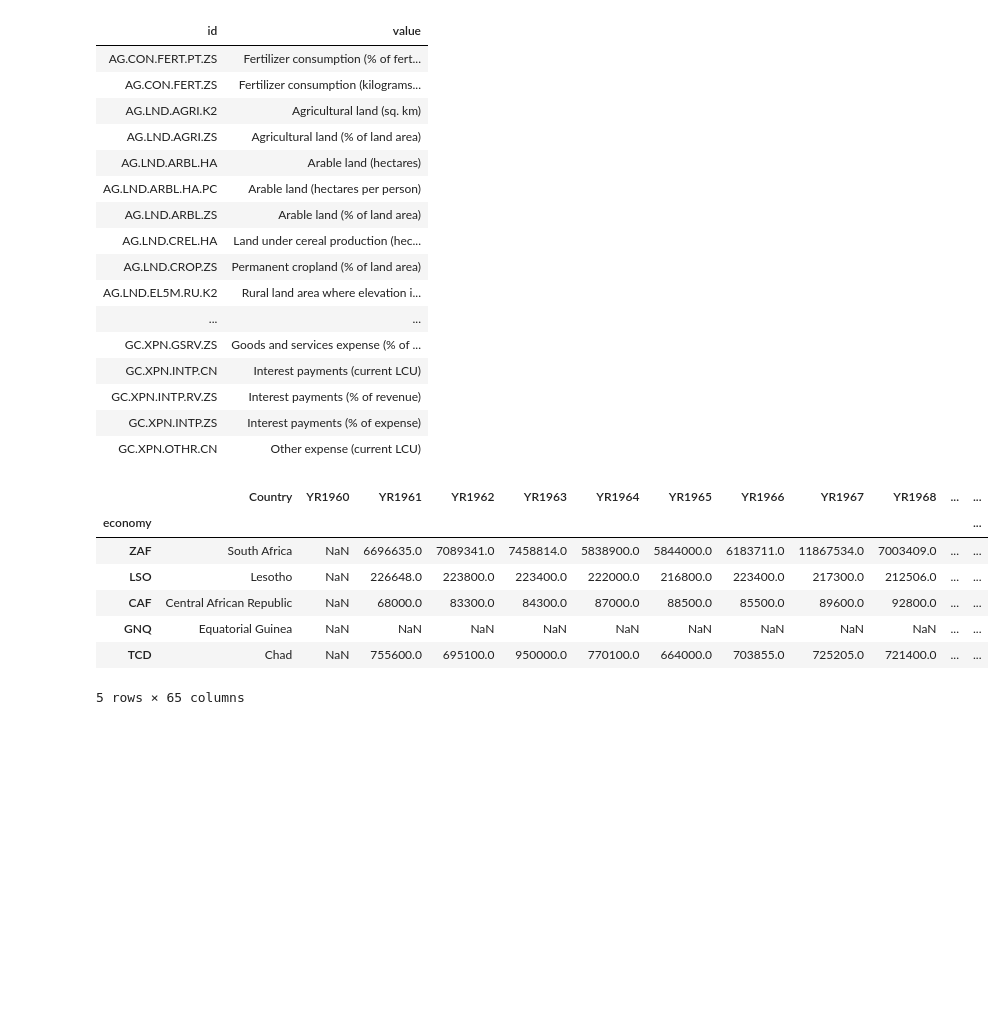
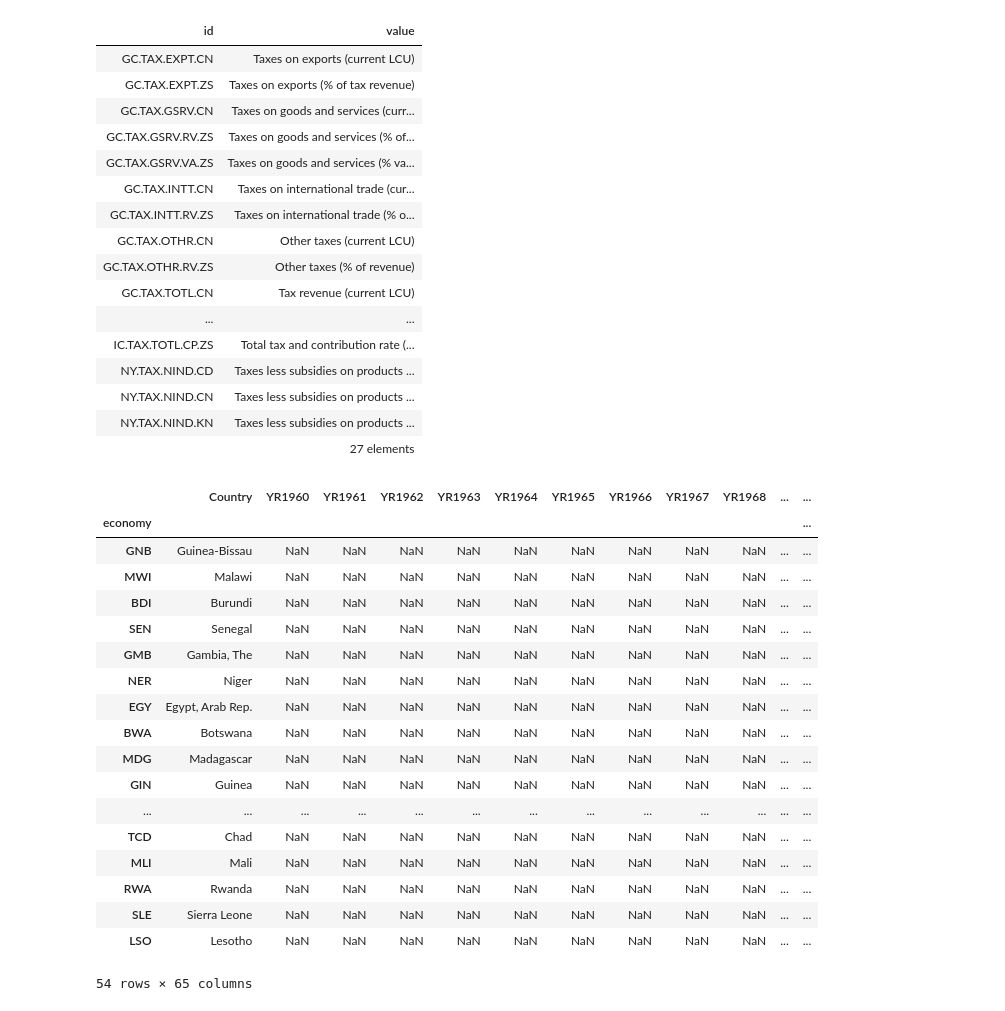
Before and after one commit to gyleodhis/rabetafrica, a Jupyter notebook: WORLD BANK.ipynb, the cells around one changed output. Saved outputs shown, nothing was run; the diff lists cells and outputs as text; code cells hidden in the pictures; blank space fills up the shorter version.

```diff
--- a/WORLD BANK.ipynb
+++ b/WORLD BANK.ipynb
@@ -28,38 +30,51 @@ df_getCo2Emission.head()
 # %%
 # wb.source.info() # especially useful for seeing what databases are available
-wb.series.info()
+# wb.series.info(db=77)
+# LIST REGIONS
+# wb.region.info()
 # wb.economy.info('CAN')
-# wb.economy.info(['USA', 'MEX', 'ARG'])
-# wb.series.info(q='co2')
+# wb.economy.info(['USA', 'MEX', 'ARG','KEN'])
+wb.series.info(q='tax')
 # wb.economy.info(q='korea')
 # wb.series.metadata.get('EN.ATM.CO2E.PC')
 # %% [output]
 | id | value |
-| AG.CON.FERT.PT.ZS | Fertilizer consumption (% of fert... |
-| AG.CON.FERT.ZS | Fertilizer consumption (kilograms... |
-| AG.LND.AGRI.K2 | Agricultural land (sq. km) |
-| AG.LND.AGRI.ZS | Agricultural land (% of land area) |
-| AG.LND.ARBL.HA | Arable land (hectares) |
-| AG.LND.ARBL.HA.PC | Arable land (hectares per person) |
-| AG.LND.ARBL.ZS | Arable land (% of land area) |
-| AG.LND.CREL.HA | Land under cereal production (hec... |
-| AG.LND.CROP.ZS | Permanent cropland (% of land area) |
-| AG.LND.EL5M.RU.K2 | Rural land area where elevation i... |
+| GC.TAX.EXPT.CN | Taxes on exports (current LCU) |
+| GC.TAX.EXPT.ZS | Taxes on exports (% of tax revenue) |
+| GC.TAX.GSRV.CN | Taxes on goods and services (curr... |
+| GC.TAX.GSRV.RV.ZS | Taxes on goods and services (% of... |
+| GC.TAX.GSRV.VA.ZS | Taxes on goods and services (% va... |
+| GC.TAX.INTT.CN | Taxes on international trade (cur... |
+| GC.TAX.INTT.RV.ZS | Taxes on international trade (% o... |
+| GC.TAX.OTHR.CN | Other taxes (current LCU) |
+| GC.TAX.OTHR.RV.ZS | Other taxes (% of revenue) |
+| GC.TAX.TOTL.CN | Tax revenue (current LCU) |
 | ... | ... |
-| GC.XPN.GSRV.ZS | Goods and services expense (% of ... |
-| GC.XPN.INTP.CN | Interest payments (current LCU) |
-| GC.XPN.INTP.RV.ZS | Interest payments (% of revenue) |
-| GC.XPN.INTP.ZS | Interest payments (% of expense) |
-| GC.XPN.OTHR.CN | Other expense (current LCU) |
+| IC.TAX.TOTL.CP.ZS | Total tax and contribution rate (... |
+| NY.TAX.NIND.CD | Taxes less subsidies on products ... |
+| NY.TAX.NIND.CN | Taxes less subsidies on products ... |
+| NY.TAX.NIND.KN | Taxes less subsidies on products ... |
+|  | 27 elements |
 # %%
-df_cereal = wb.data.DataFrame('AG.PRD.CREL.MT',economy=wb.region.members('AFR'), labels=True)
-df_cereal.head()
+df_cereal = wb.data.DataFrame('SI.RMT.COST.IB.ZS',economy=wb.region.members('AFR'), labels=True)
+df_cereal.head(60)
 # %% [output]
 |  | Country | YR1960 | YR1961 | YR1962 | YR1963 | YR1964 | YR1965 | YR1966 | YR1967 | YR1968 | ... | ... |
 | economy |  |  |  |  |  |  |  |  |  |  |  | ... |
-| ZAF | South Africa | NaN | 6696635.0 | 7089341.0 | 7458814.0 | 5838900.0 | 5844000.0 | 6183711.0 | 11867534.0 | 7003409.0 | ... | ... |
-| LSO | Lesotho | NaN | 226648.0 | 223800.0 | 223400.0 | 222000.0 | 216800.0 | 223400.0 | 217300.0 | 212506.0 | ... | ... |
-| CAF | Central African Republic | NaN | 68000.0 | 83300.0 | 84300.0 | 87000.0 | 88500.0 | 85500.0 | 89600.0 | 92800.0 | ... | ... |
-| GNQ | Equatorial Guinea | NaN | NaN | NaN | NaN | NaN | NaN | NaN | NaN | NaN | ... | ... |
-| TCD | Chad | NaN | 755600.0 | 695100.0 | 950000.0 | 770100.0 | 664000.0 | 703855.0 | 725205.0 | 721400.0 | ... | ... |
+| GNB | Guinea-Bissau | NaN | NaN | NaN | NaN | NaN | NaN | NaN | NaN | NaN | ... | ... |
+| MWI | Malawi | NaN | NaN | NaN | NaN | NaN | NaN | NaN | NaN | NaN | ... | ... |
+| BDI | Burundi | NaN | NaN | NaN | NaN | NaN | NaN | NaN | NaN | NaN | ... | ... |
+| SEN | Senegal | NaN | NaN | NaN | NaN | NaN | NaN | NaN | NaN | NaN | ... | ... |
+| GMB | Gambia, The | NaN | NaN | NaN | NaN | NaN | NaN | NaN | NaN | NaN | ... | ... |
+| NER | Niger | NaN | NaN | NaN | NaN | NaN | NaN | NaN | NaN | NaN | ... | ... |
+| EGY | Egypt, Arab Rep. | NaN | NaN | NaN | NaN | NaN | NaN | NaN | NaN | NaN | ... | ... |
+| BWA | Botswana | NaN | NaN | NaN | NaN | NaN | NaN | NaN | NaN | NaN | ... | ... |
+| MDG | Madagascar | NaN | NaN | NaN | NaN | NaN | NaN | NaN | NaN | NaN | ... | ... |
+| GIN | Guinea | NaN | NaN | NaN | NaN | NaN | NaN | NaN | NaN | NaN | ... | ... |
+| ... | ... | ... | ... | ... | ... | ... | ... | ... | ... | ... | ... | ... |
+| TCD | Chad | NaN | NaN | NaN | NaN | NaN | NaN | NaN | NaN | NaN | ... | ... |
+| MLI | Mali | NaN | NaN | NaN | NaN | NaN | NaN | NaN | NaN | NaN | ... | ... |
+| RWA | Rwanda | NaN | NaN | NaN | NaN | NaN | NaN | NaN | NaN | NaN | ... | ... |
+| SLE | Sierra Leone | NaN | NaN | NaN | NaN | NaN | NaN | NaN | NaN | NaN | ... | ... |
+| LSO | Lesotho | NaN | NaN | NaN | NaN | NaN | NaN | NaN | NaN | NaN | ... | ... |
-5 rows × 65 columns
+54 rows × 65 columns
```
Also changed, not shown: parts of 8 cells of this notebook, 3 other files.
